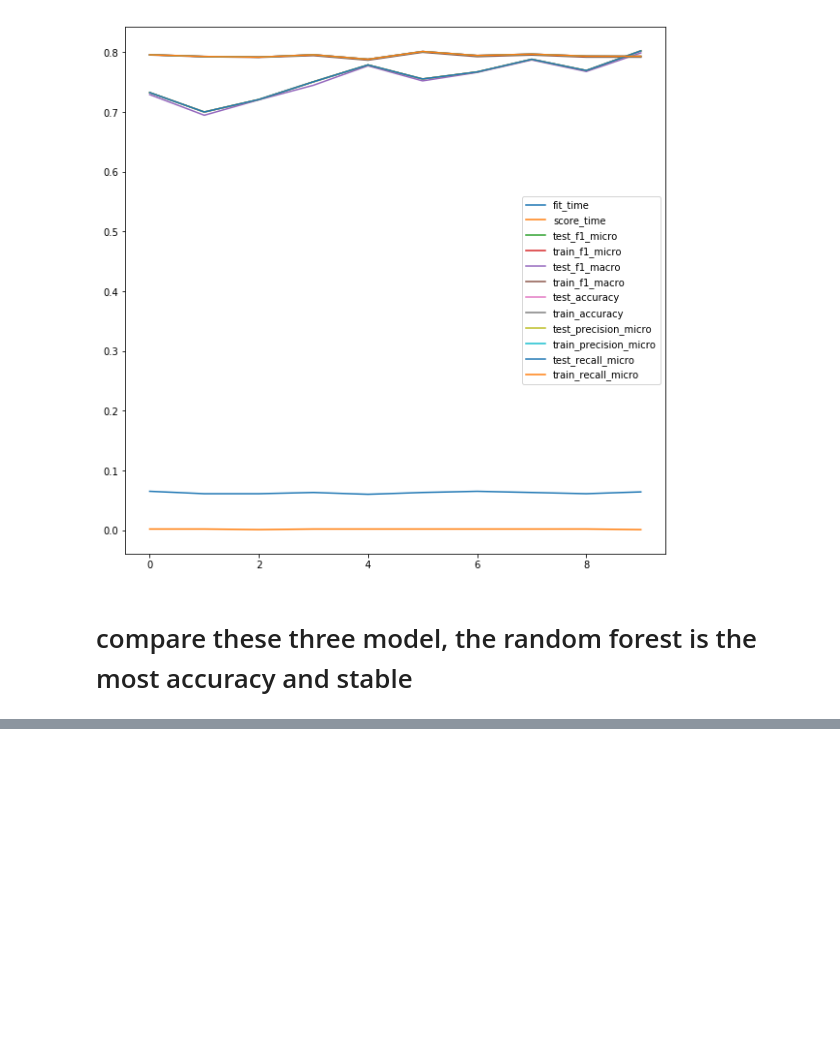
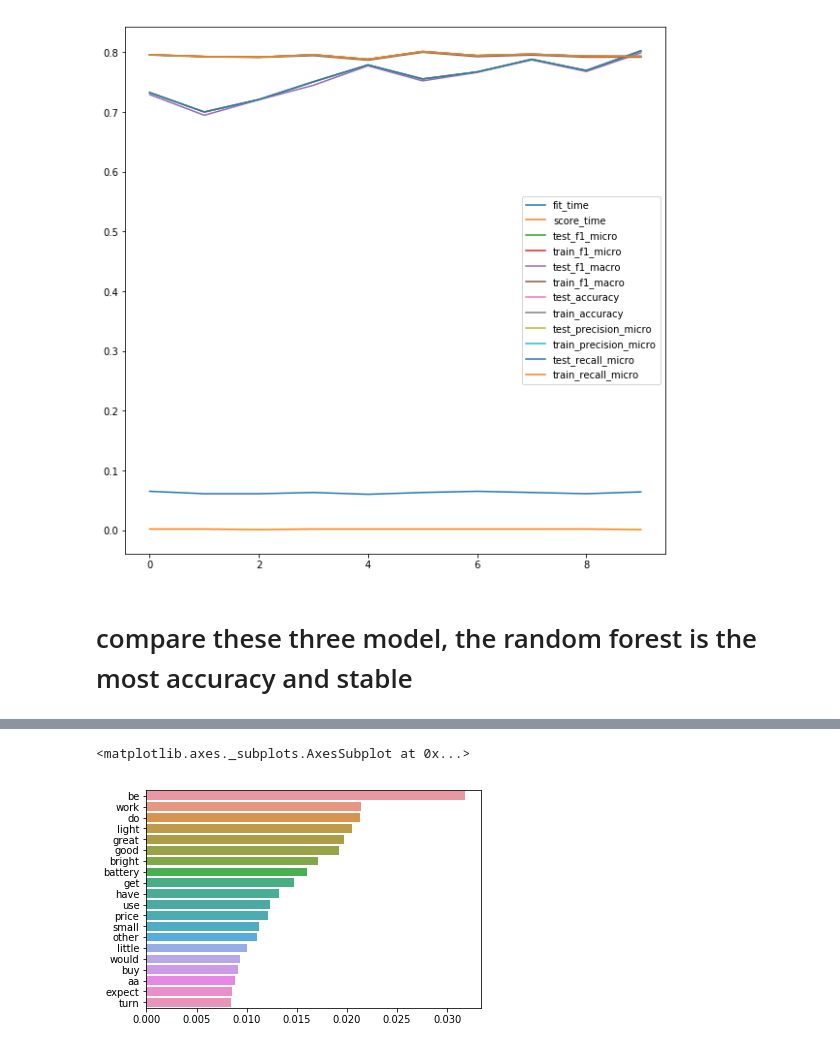
Before and after one commit to nichengzhi/chengzhi_ni, a Jupyter notebook: Assignment_03/assignment_03.ipynb, the cells around one changed output, grey strips where cells are left out. Cells and saved outputs as stored; diff of their text form; code cells hidden in the pictures; blank space fills up the shorter version.

```diff
--- a/Assignment_03/Untitled.ipynb
+++ b/Assignment_03/assignment_03.ipynb
@@ -1021,0 +1477,18 @@ AttributeError: 'RandomForestClassifier' object has no attribute 'decision_funct
+# %%
+posf = PartOfSpeechFilter(**{'stop_words': {'flashlight','-PRON-'}})
+cv = CountVectorizer(lowercase=True,max_df=0.95, min_df=0.01 )
+tokens = posf.fit_transform(review_list.text)
+cvs = cv.fit_transform(tokens)
+feature_list = cv.get_feature_names( )
+# %%
+feature_importance = pd.Series(rf2.feature_importances_,index =feature_list)
+# %%
+sorted = feature_importance.sort_values(ascending = False)
+# %%
+import matplotlib.pyplot as plt
+import seaborn as sns
+%matplotlib inline
+sns.barplot(y=sorted.index[:20],x = sorted.values[:20] , orient='h')
+# %% [output]
+<matplotlib.axes._subplots.AxesSubplot at 0x...>
+[figure, added]
```
Also changed, not shown: parts of 73 cells of this notebook, 6 other files.
